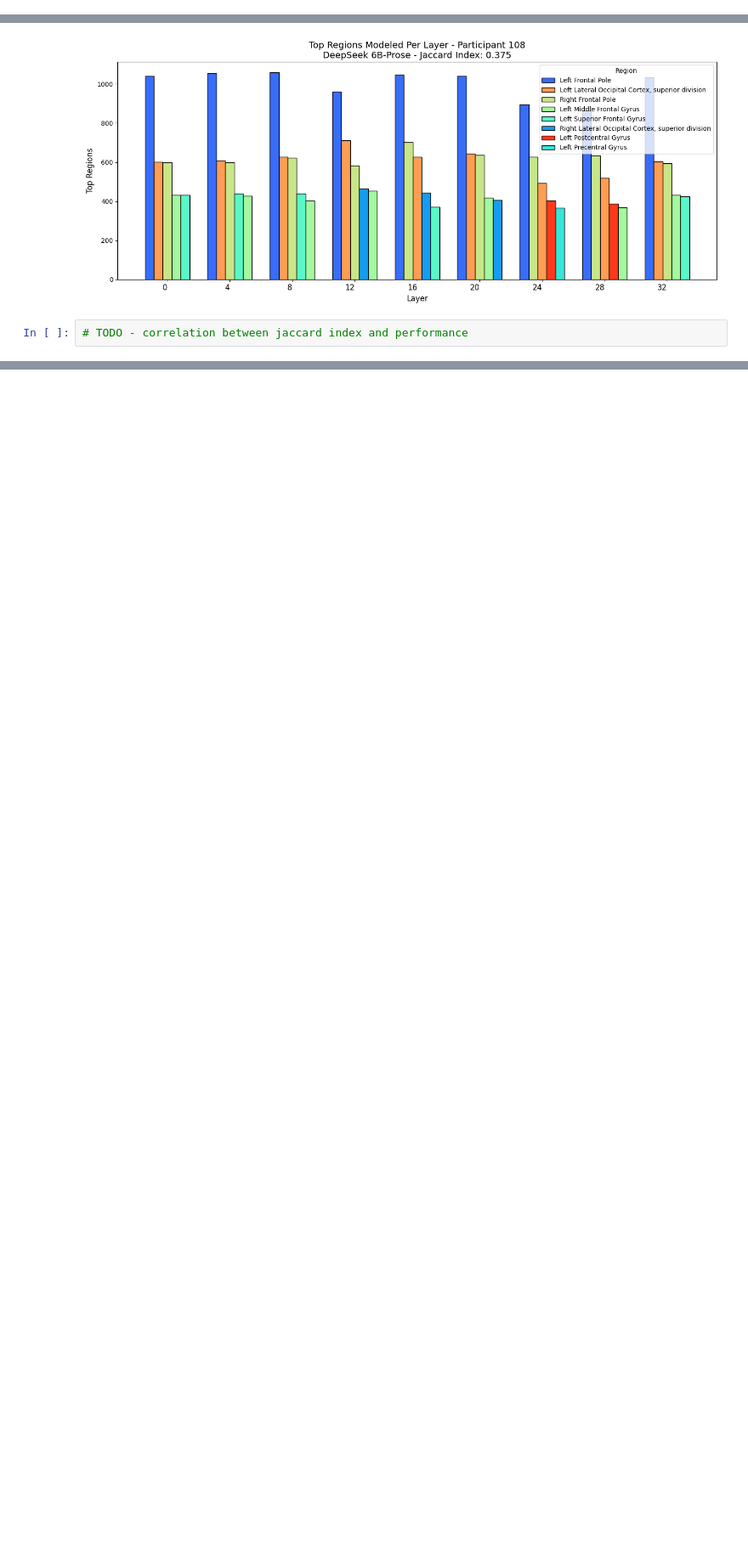
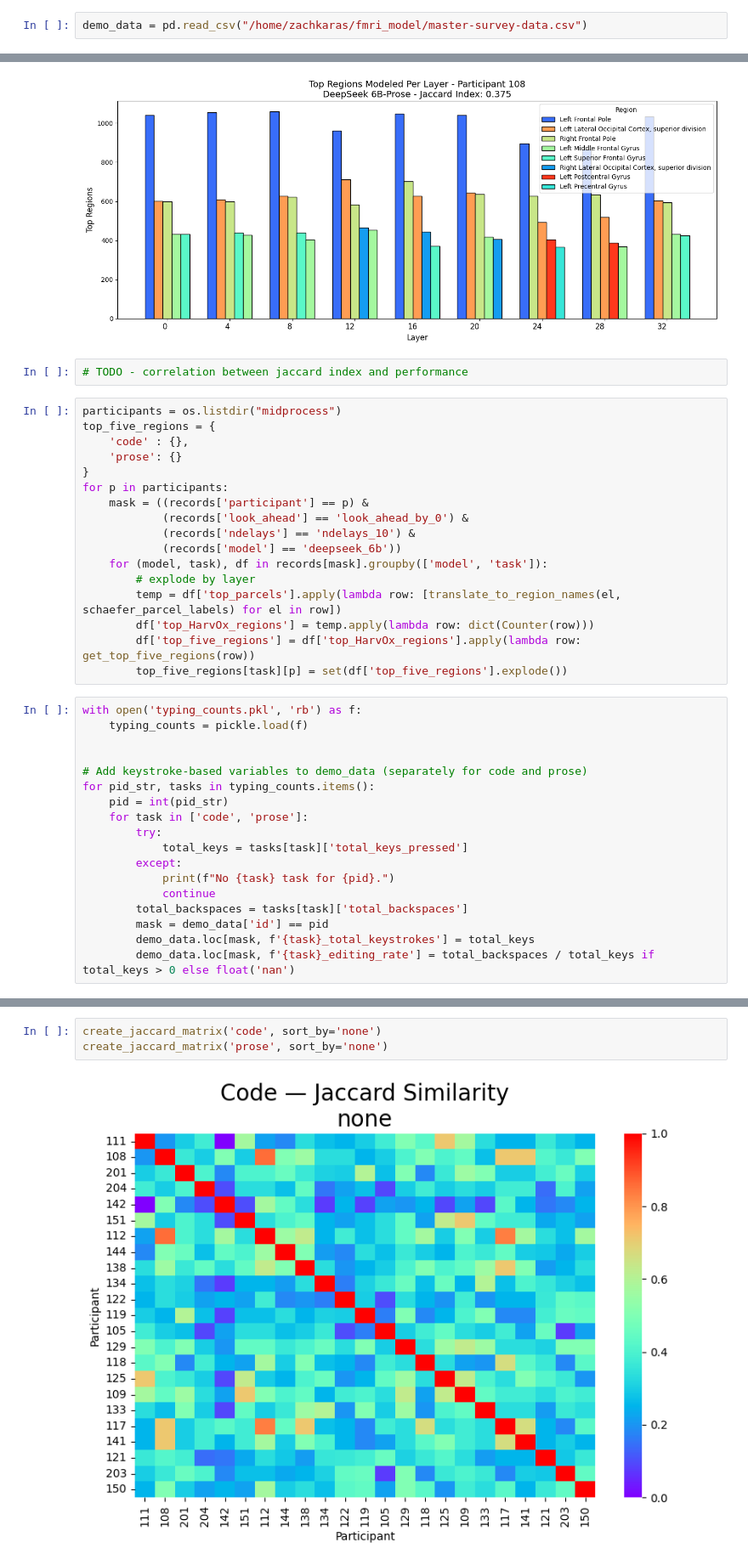
Before and after one commit to largehappygroup/fmri_model, a Jupyter notebook: analysis/fir/rq3_layer_comparison.ipynb, the cells around one changed output, grey strips where cells are left out. Shown at 85% size. Drawn from its saved outputs; the diff is of its cells as text; blank space fills up the shorter version.

Commit message:
jaccard similarity between participants

```diff
--- a/analysis/fir/rq3_layer_comparison.ipynb
+++ b/analysis/fir/rq3_layer_comparison.ipynb
@@ -32,3 +38,5 @@ task_labels = {
+# %%
+demo_data = pd.read_csv("/home/zachkaras/fmri_model/master-survey-data.csv")
 # %%
 important_participants = ['117', '125', '108']
 
@@ -143,3 +151,38 @@ for vip in important_participants:
 [figure]
 # %%
 # TODO - correlation between jaccard index and performance
+# %%
+participants = os.listdir("midprocess")
+top_five_regions = {
+    'code' : {},
+    'prose': {}
+}
+for p in participants:
+    mask = ((records['participant'] == p) &
+            (records['look_ahead'] == 'look_ahead_by_0') &
+            (records['ndelays'] == 'ndelays_10') &
+            (records['model'] == 'deepseek_6b'))
+    for (model, task), df in records[mask].groupby(['model', 'task']):
+        # explode by layer
+        temp = df['top_parcels'].apply(lambda row: [translate_to_region_names(el, schaefer_parcel_labels) for el in row])
+        df['top_HarvOx_regions'] = temp.apply(lambda row: dict(Counter(row)))
+        df['top_five_regions'] = df['top_HarvOx_regions'].apply(lambda row: get_top_five_regions(row))
+        top_five_regions[task][p] = set(df['top_five_regions'].explode())
+# %%
+with open('typing_counts.pkl', 'rb') as f:
+    typing_counts = pickle.load(f)
+
+
+# Add keystroke-based variables to demo_data (separately for code and prose)
+for pid_str, tasks in typing_counts.items():
+    pid = int(pid_str)
+    for task in ['code', 'prose']:
+        try:
+            total_keys = tasks[task]['total_keys_pressed']
+        except:
+            print(f"No {task} task for {pid}.")
+            continue
+        total_backspaces = tasks[task]['total_backspaces']
+        mask = demo_data['id'] == pid
+        demo_data.loc[mask, f'{task}_total_keystrokes'] = total_keys
+        demo_data.loc[mask, f'{task}_editing_rate'] = total_backspaces / total_keys if total_keys > 0 else float('nan')
@@ -145,0 +242,5 @@ for vip in important_participants:
+# %%
+create_jaccard_matrix('code', sort_by='none')
+create_jaccard_matrix('prose', sort_by='none')
+# %% [output]
+[figure, added]
```
Also changed, not shown: parts of 9 cells of this notebook, 3 other files.
